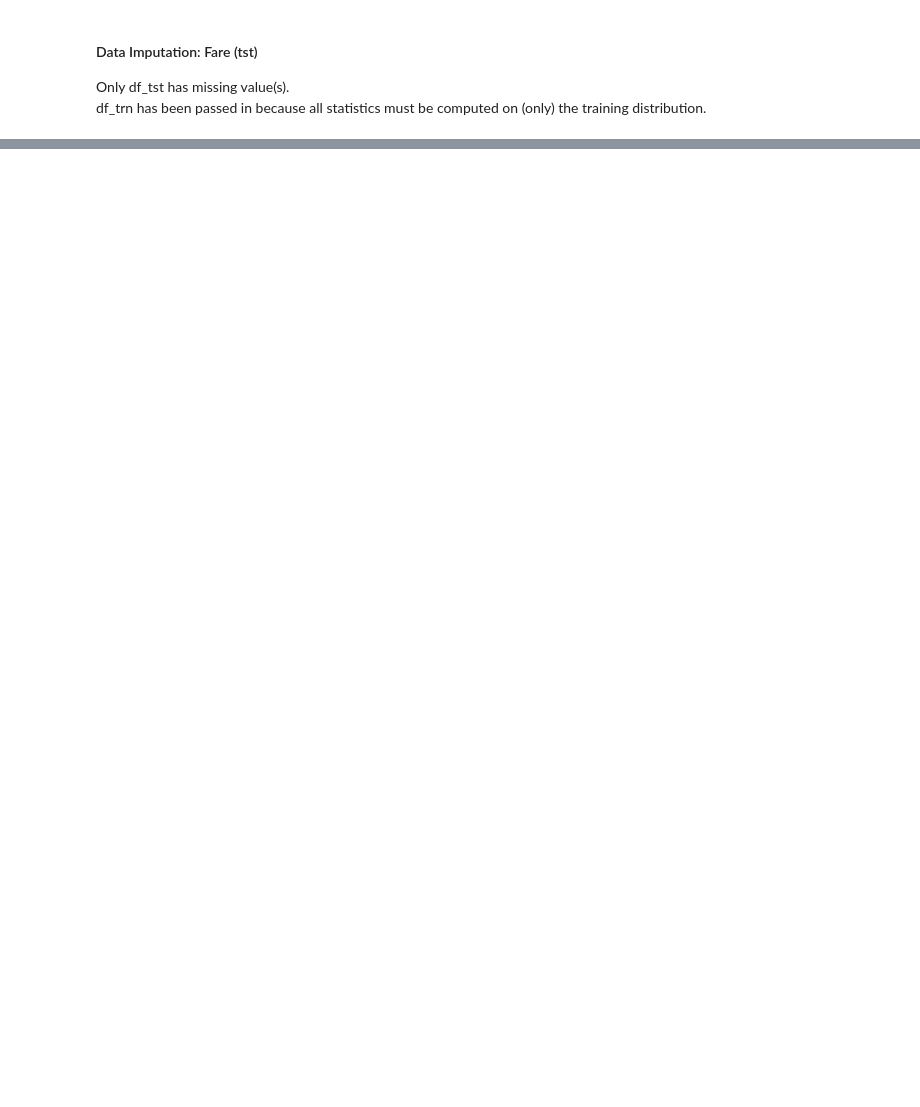
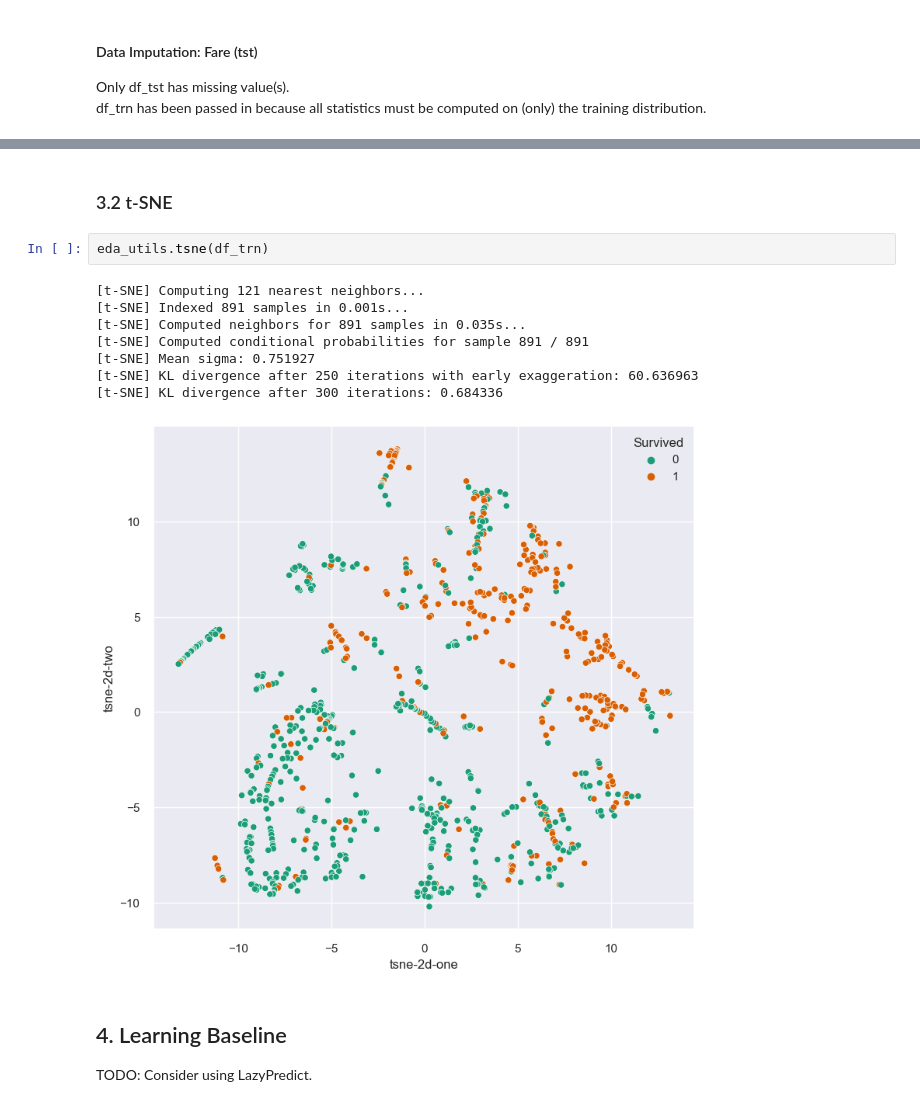
Before and after one commit to ishann/ml-sandbox, a Jupyter notebook: kaggle/titanic-survival-prediction/notebooks/run.ipynb, the cells around one changed output, grey strips where cells are left out. Drawn from its saved outputs; the diff is of its cells as text; blank space fills up the shorter version.

```diff
--- a/kaggle/titanic-survival-prediction/notebooks/run.ipynb
+++ b/kaggle/titanic-survival-prediction/notebooks/run.ipynb
@@ -90,0 +194,17 @@ df_tst = engineer_feats.impute_fare(df_trn, df_tst)
+# %% [markdown]
+### 3.2 t-SNE
+# %%
+eda_utils.tsne(df_trn)
+# %% [output]
+[t-SNE] Computing 121 nearest neighbors...
+[t-SNE] Indexed 891 samples in 0.001s...
+[t-SNE] Computed neighbors for 891 samples in 0.035s...
+[t-SNE] Computed conditional probabilities for sample 891 / 891
+[t-SNE] Mean sigma: 0.751927
+[t-SNE] KL divergence after 250 iterations with early exaggeration: 60.636963
+[t-SNE] KL divergence after 300 iterations: 0.684336
+[figure, added]
+# %% [markdown]
+## 4. Learning Baseline
+
+TODO: Consider using LazyPredict.
```
Also changed, not shown: parts of 14 cells of this notebook, 2 other files.
